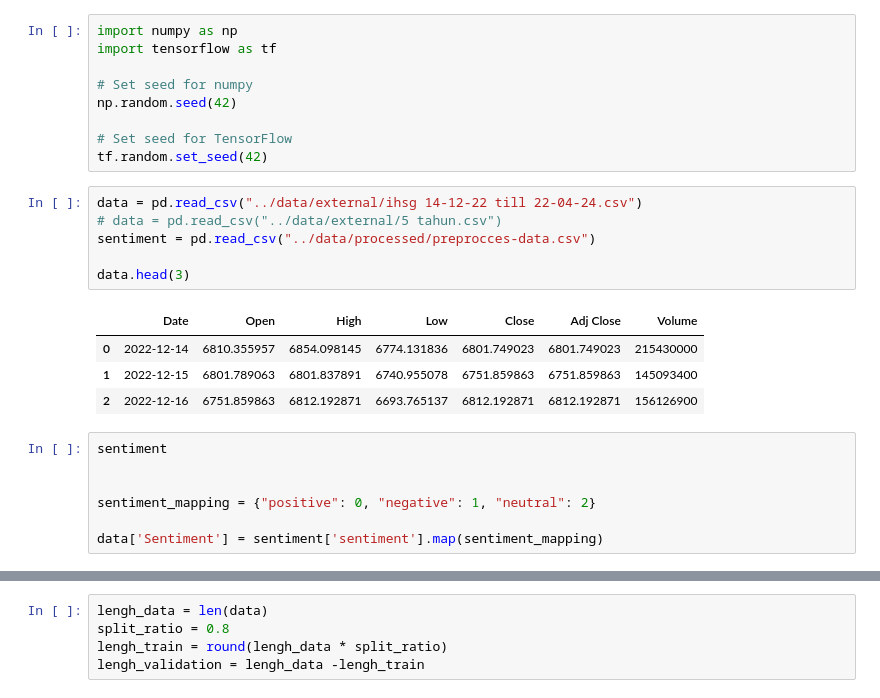
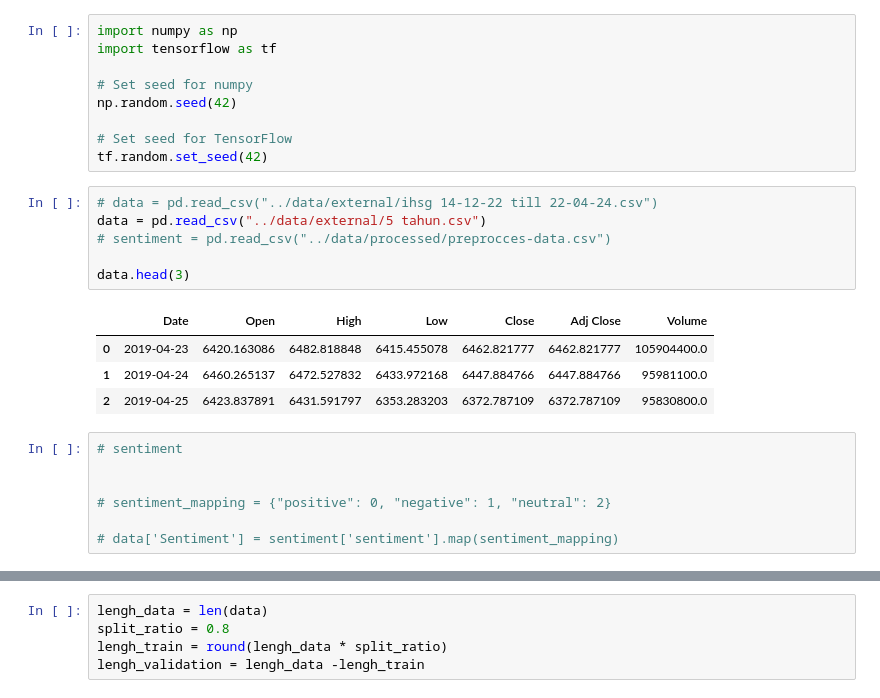
Before and after one commit to zyxn/stock_forecast_sentiment, a Jupyter notebook: notebooks/v1-zbp-lstm-sentiment.ipynb, the cells around one changed output, grey strips where cells are left out. Drawn from its saved outputs; the diff is of its cells as text.

```diff
--- a/notebooks/v1-zbp-lstm-sentiment.ipynb
+++ b/notebooks/v1-zbp-lstm-sentiment.ipynb
@@ -38,23 +38,23 @@ np.random.seed(42)
 # Set seed for TensorFlow
 tf.random.set_seed(42)
 # %%
-data = pd.read_csv("../data/external/ihsg 14-12-22 till 22-04-24.csv")
-# data = pd.read_csv("../data/external/5 tahun.csv")
-sentiment = pd.read_csv("../data/processed/preprocces-data.csv")
+# data = pd.read_csv("../data/external/ihsg 14-12-22 till 22-04-24.csv")
+data = pd.read_csv("../data/external/5 tahun.csv")
+# sentiment = pd.read_csv("../data/processed/preprocces-data.csv")
 
 data.head(3)
 # %% [output]
 |  | Date | Open | High | Low | Close | Adj Close | Volume |
-| 0 | 2022-12-14 | 6810.355957 | 6854.098145 | 6774.131836 | 6801.749023 | 6801.749023 | 215430000 |
-| 1 | 2022-12-15 | 6801.789063 | 6801.837891 | 6740.955078 | 6751.859863 | 6751.859863 | 145093400 |
-| 2 | 2022-12-16 | 6751.859863 | 6812.192871 | 6693.765137 | 6812.192871 | 6812.192871 | 156126900 |
+| 0 | 2019-04-23 | 6420.163086 | 6482.818848 | 6415.455078 | 6462.821777 | 6462.821777 | 105904400.0 |
+| 1 | 2019-04-24 | 6460.265137 | 6472.527832 | 6433.972168 | 6447.884766 | 6447.884766 | 95981100.0 |
+| 2 | 2019-04-25 | 6423.837891 | 6431.591797 | 6353.283203 | 6372.787109 | 6372.787109 | 95830800.0 |
 # %%
-sentiment
+# sentiment
 
 
-sentiment_mapping = {"positive": 0, "negative": 1, "neutral": 2}
+# sentiment_mapping = {"positive": 0, "negative": 1, "neutral": 2}
 
-data['Sentiment'] = sentiment['sentiment'].map(sentiment_mapping)
+# data['Sentiment'] = sentiment['sentiment'].map(sentiment_mapping)
 # %%
 data.head(3)
 # %% [output]
```
Also changed, not shown: parts of 26 cells of this notebook, 37 other files.
